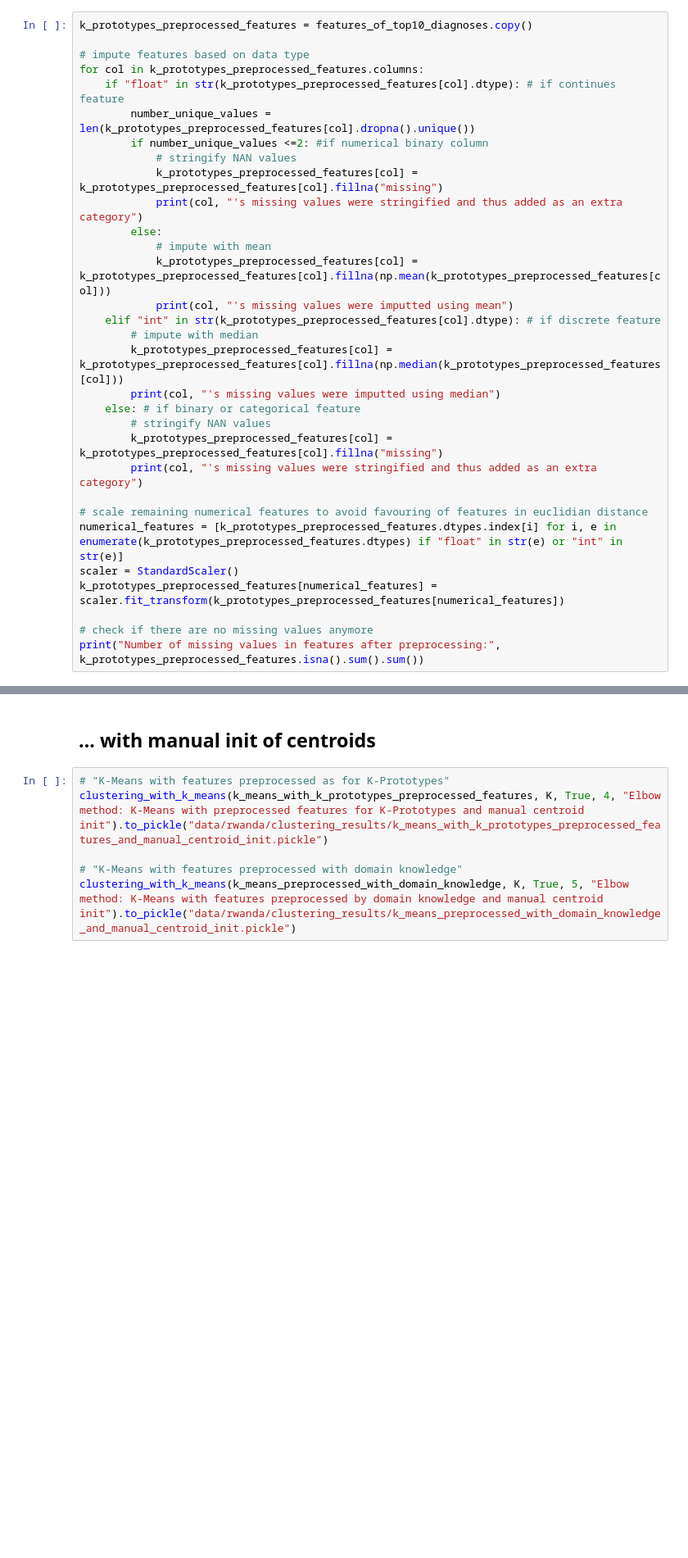
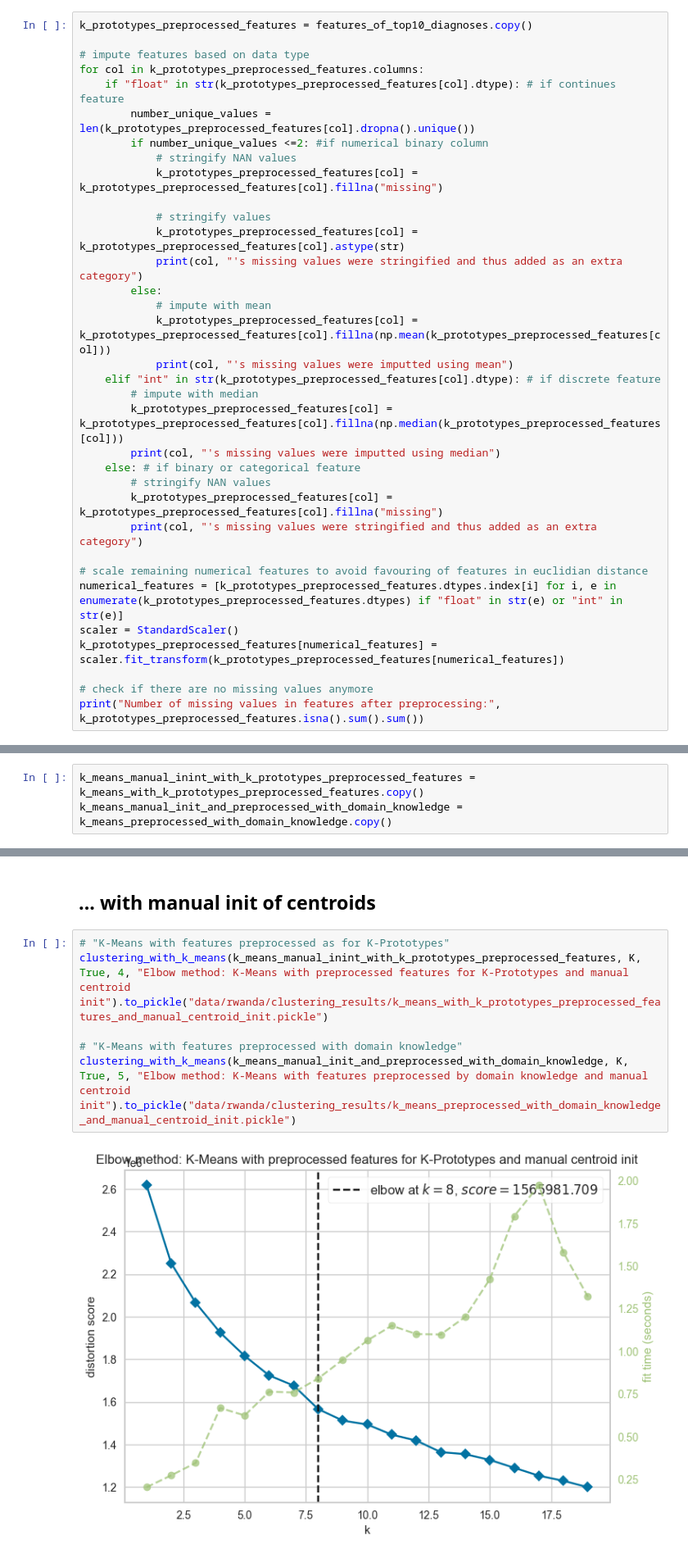
Before and after one commit to sid030sid/DYNAMIC-igh-ml-semester-project, a Jupyter notebook: clustering-for-cdss-evaluation.ipynb, the cells around one changed output, grey strips where cells are left out. Shown: that part at 82% size. Cells and saved outputs as stored; diff of their text form; blank space fills up the shorter version.

```diff
--- a/clustering-for-cdss-evaluation.ipynb
+++ b/clustering-for-cdss-evaluation.ipynb
@@ -398,6 +427,9 @@ for col in k_prototypes_preprocessed_features.columns:
         if number_unique_values <=2: #if numerical binary column
             # stringify NAN values
             k_prototypes_preprocessed_features[col] = k_prototypes_preprocessed_features[col].fillna("missing")
+
+            # stringify values
+            k_prototypes_preprocessed_features[col] = k_prototypes_preprocessed_features[col].astype(str)
             print(col, "'s missing values were stringified and thus added as an extra category")
         else:
             # impute with mean
@@ -570,6 +690,9 @@ K = 10 #alternatively set to: "elbow" to use K according to respective clusterin
 clustering_with_k_prototypes(k_prototypes_preprocessed_features, K, 1).to_pickle("data/rwanda/clustering_results/k_prototypes_preprocessed_features.pickle")
 # %% [markdown]
 ## K-Means
+# %%
+k_means_manual_inint_with_k_prototypes_preprocessed_features = k_means_with_k_prototypes_preprocessed_features.copy()
+k_means_manual_init_and_preprocessed_with_domain_knowledge = k_means_preprocessed_with_domain_knowledge.copy()
 # %% [markdown]
 ## ... with default init and n_init=100
 # %%
@@ -582,7 +708,9 @@ clustering_with_k_means(k_means_preprocessed_with_domain_knowledge, K, False, 3,
 ## ... with manual init of centroids
 # %%
 # "K-Means with features preprocessed as for K-Prototypes"
-clustering_with_k_means(k_means_with_k_prototypes_preprocessed_features, K, True, 4, "Elbow method: K-Means with preprocessed features for K-Prototypes and manual centroid init").to_pickle("data/rwanda/clustering_results/k_means_with_k_prototypes_preprocessed_features_and_manual_centroid_init.pickle")
+clustering_with_k_means(k_means_manual_inint_with_k_prototypes_preprocessed_features, K, True, 4, "Elbow method: K-Means with preprocessed features for K-Prototypes and manual centroid init").to_pickle("data/rwanda/clustering_results/k_means_with_k_prototypes_preprocessed_features_and_manual_centroid_init.pickle")
 
 # "K-Means with features preprocessed with domain knowledge"
-clustering_with_k_means(k_means_preprocessed_with_domain_knowledge, K, True, 5, "Elbow method: K-Means with features preprocessed by domain knowledge and manual centroid init").to_pickle("data/rwanda/clustering_results/k_means_preprocessed_with_domain_knowledge_and_manual_centroid_init.pickle")
+clustering_with_k_means(k_means_manual_init_and_preprocessed_with_domain_knowledge, K, True, 5, "Elbow method: K-Means with features preprocessed by domain knowledge and manual centroid init").to_pickle("data/rwanda/clustering_results/k_means_preprocessed_with_domain_knowledge_and_manual_centroid_init.pickle")
+# %% [output]
+[figure, added]
```
Also changed, not shown: parts of 14 cells of this notebook, 1 other file.
